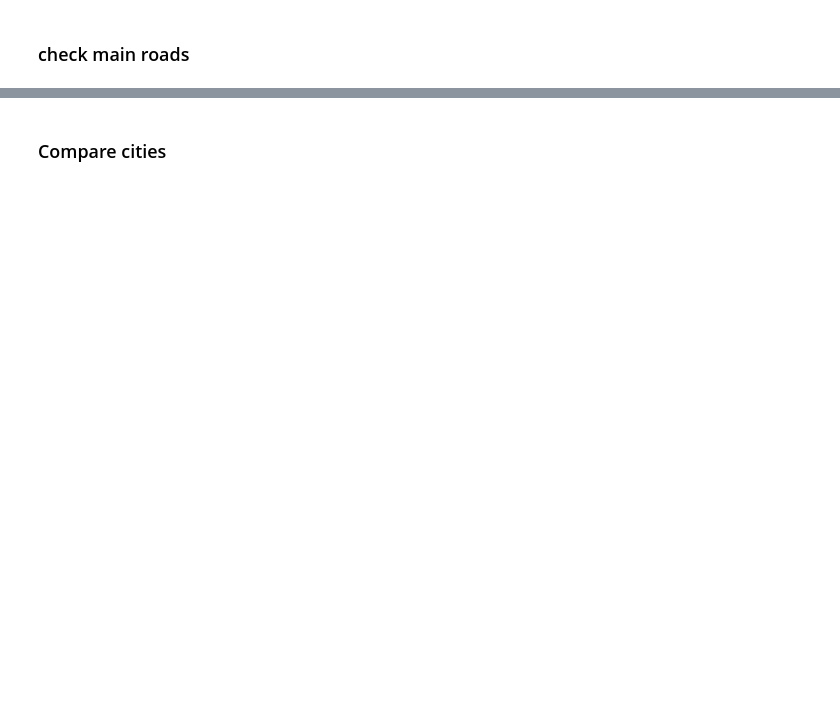
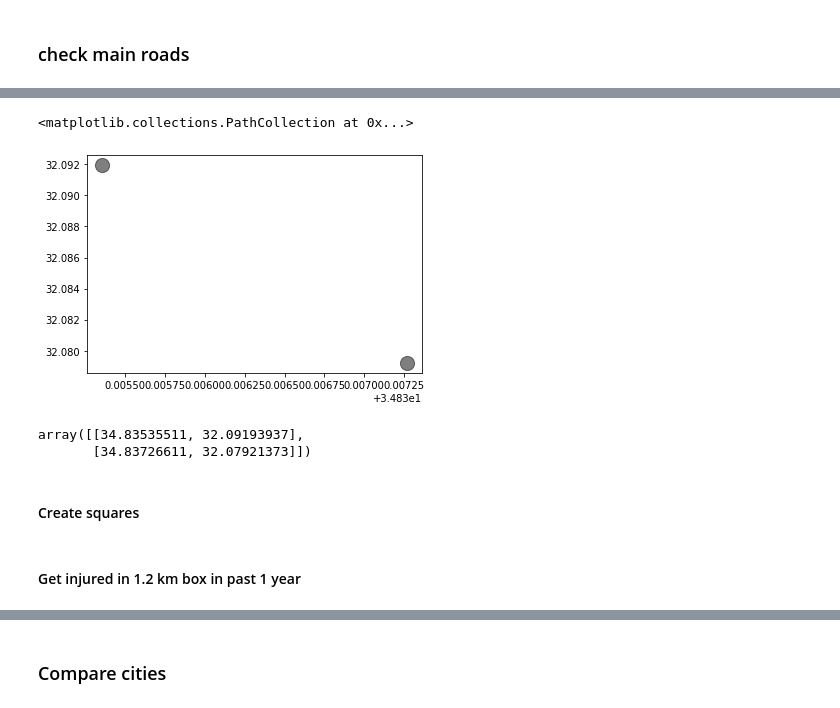
Before and after one commit to atalyaalon/anyway, a Jupyter notebook: schools_2020.ipynb, the cells around one changed output, grey strips where cells are left out. Drawn from its saved outputs; the diff is of its cells as text; code cells hidden in the pictures; blank space fills up the shorter version.

```diff
--- a/schools_2020.ipynb
+++ b/schools_2020.ipynb
@@ -112,0 +182,12 @@ main_roads.shape
+# %%
+plt.scatter(centers[:, 0], centers[:, 1], c='black', s=200, alpha=0.5)
+# %% [output]
+<matplotlib.collections.PathCollection at 0x...>
+[figure, added]
+# %%
+centers
+# %% [output]
+array([[34.83535511, 32.09193937],
+       [34.83726611, 32.07921373]])
+# %% [markdown]
+#### Create squares
@@ -112,0 +213,2 @@ main_roads.shape
+# %% [markdown]
+#### Get injured in 1.2 km box in past 1 year
```
Also changed, not shown: parts of 67 cells of this notebook, 1 other file.
